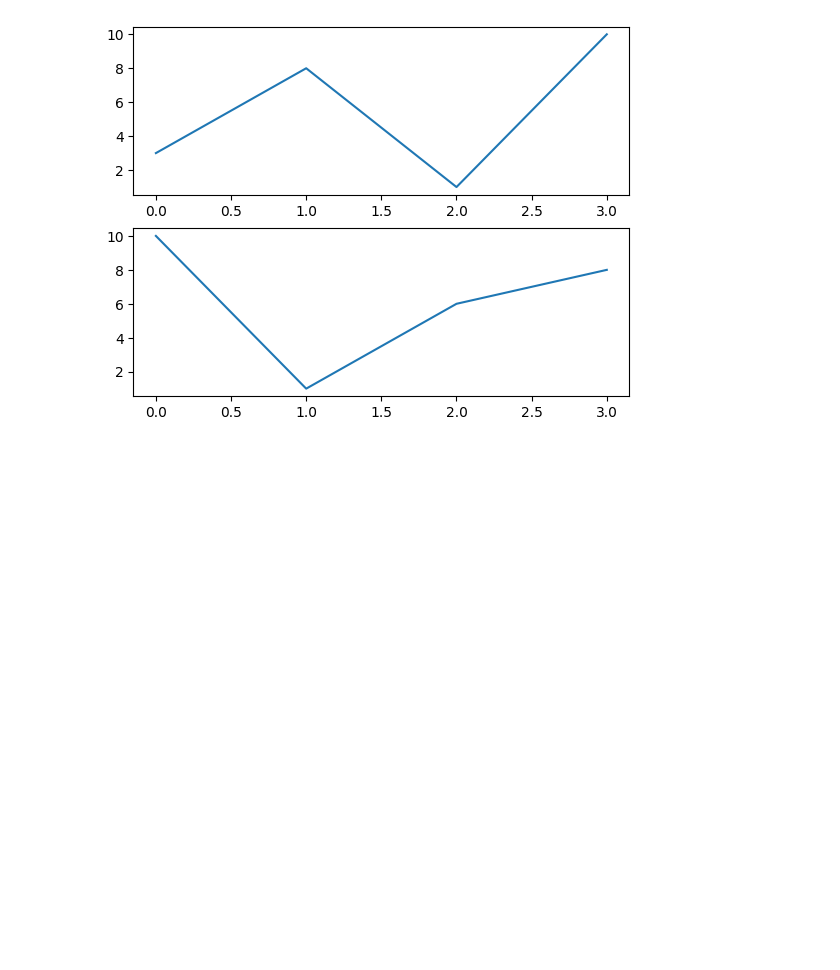
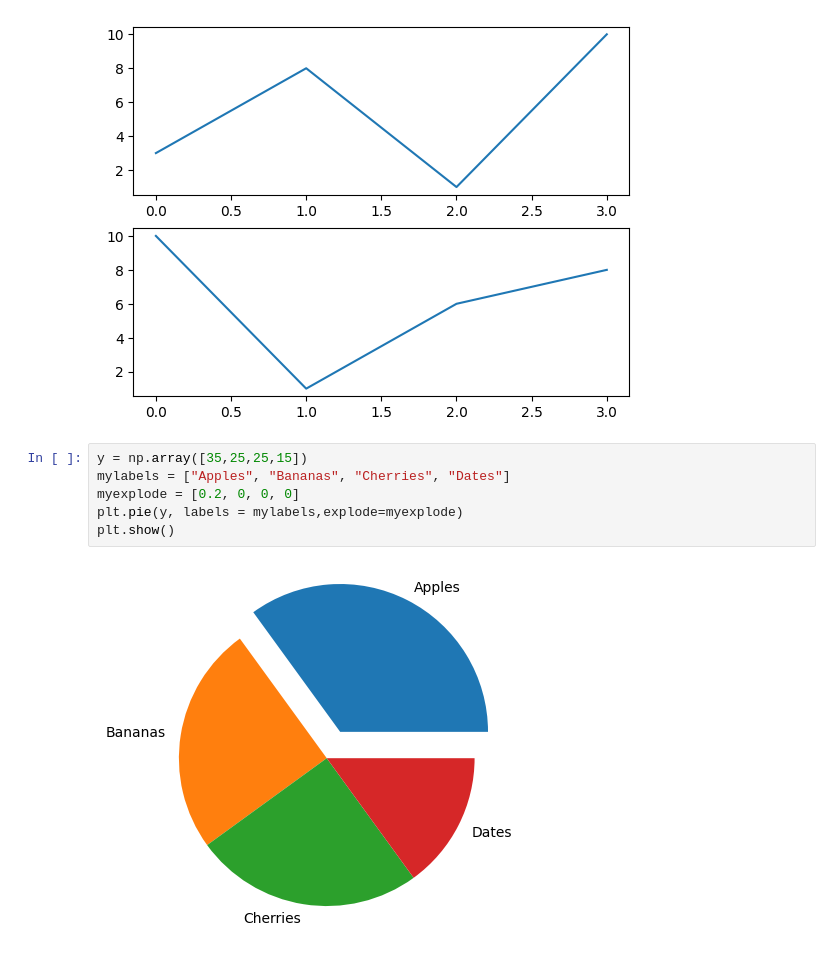
Before and after one commit to 2303A51939/ADM_27, a Jupyter notebook: ADM_2303A51939.ipynb, the cells around one changed output. Drawn from its saved outputs; the diff is of its cells as text; blank space fills up the shorter version.

```diff
--- a/ADM_2303A51939.ipynb
+++ b/ADM_2303A51939.ipynb
@@ -100,3 +100,11 @@ plt.plot(x2,y2)
 plt.show()
 # %% [output]
 [figure]
+# %%
+y = np.array([35,25,25,15])
+mylabels = ["Apples", "Bananas", "Cherries", "Dates"]
+myexplode = [0.2, 0, 0, 0]
+plt.pie(y, labels = mylabels,explode=myexplode)
+plt.show()
+# %% [output]
+[figure, added]
```
